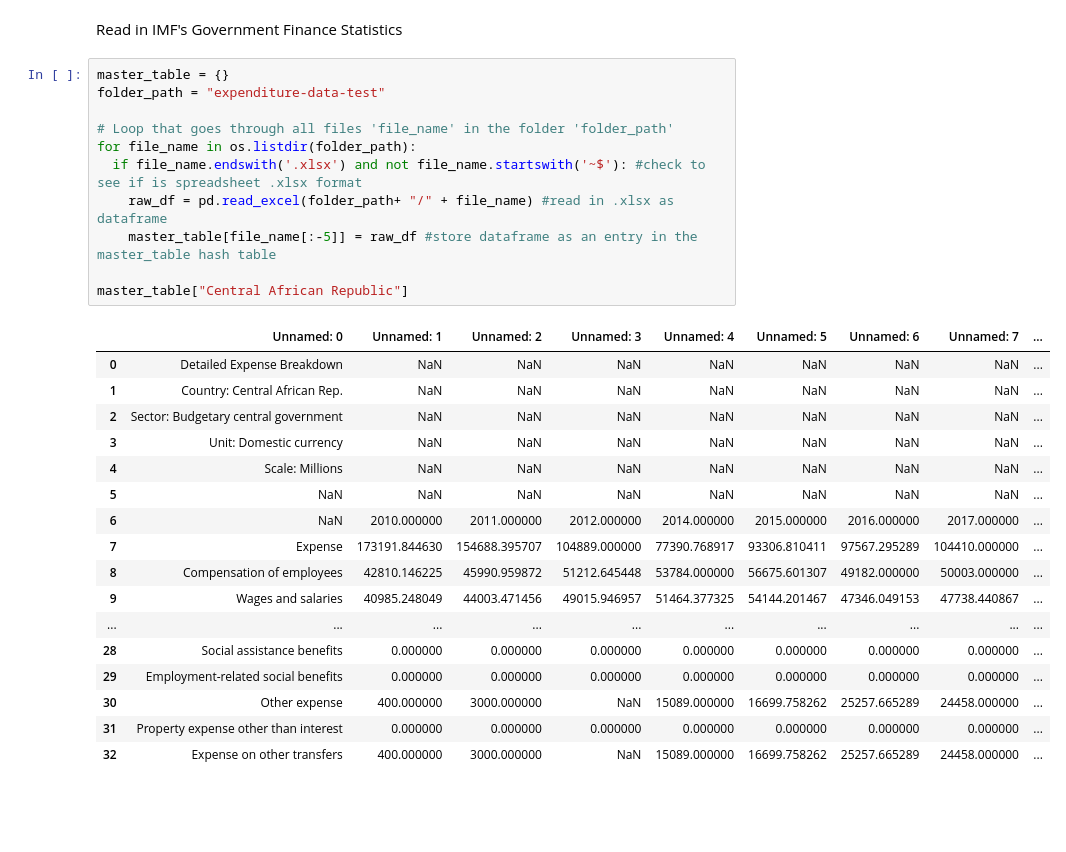
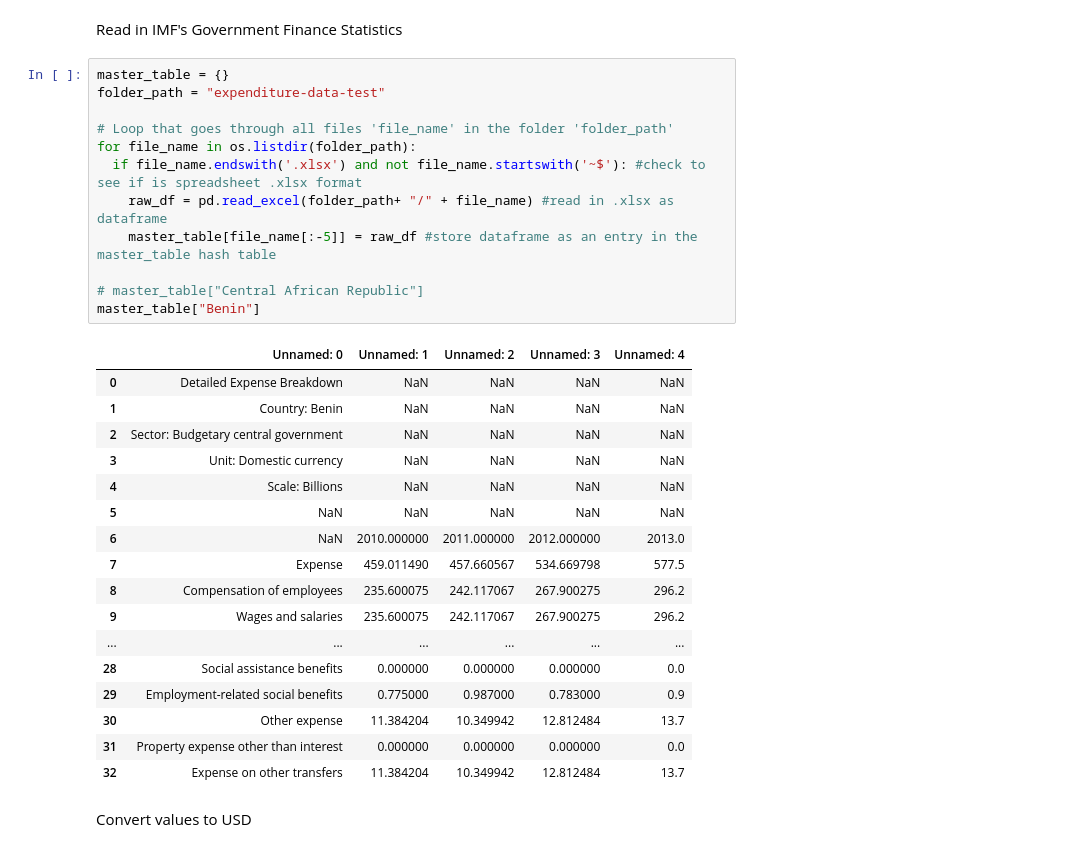
Before and after one commit to mpham8/macro-debtrelief-humancapital, a Jupyter notebook: govt-expenditures.ipynb, the cells around one changed output. Cells and saved outputs as stored; diff of their text form; blank space fills up the shorter version.

```diff
--- a/govt-expenditures.ipynb
+++ b/govt-expenditures.ipynb
@@ -117,30 +116,33 @@ Read in IMF's Government Finance Statistics
 # %%
 master_table = {}
 folder_path = "expenditure-data-test"
 
 # Loop that goes through all files 'file_name' in the folder 'folder_path'
 for file_name in os.listdir(folder_path):
   if file_name.endswith('.xlsx') and not file_name.startswith('~$'): #check to see if is spreadsheet .xlsx format
     raw_df = pd.read_excel(folder_path+ "/" + file_name) #read in .xlsx as dataframe
     master_table[file_name[:-5]] = raw_df #store dataframe as an entry in the master_table hash table
 
-master_table["Central African Republic"]
+# master_table["Central African Republic"]
+master_table["Benin"]
 # %% [output]
-|  | Unnamed: 0 | Unnamed: 1 | Unnamed: 2 | Unnamed: 3 | Unnamed: 4 | Unnamed: 5 | Unnamed: 6 | Unnamed: 7 | ... |
-| 0 | Detailed Expense Breakdown | NaN | NaN | NaN | NaN | NaN | NaN | NaN | ... |
-| 1 | Country: Central African Rep. | NaN | NaN | NaN | NaN | NaN | NaN | NaN | ... |
-| 2 | Sector: Budgetary central government | NaN | NaN | NaN | NaN | NaN | NaN | NaN | ... |
-| 3 | Unit: Domestic currency | NaN | NaN | NaN | NaN | NaN | NaN | NaN | ... |
-| 4 | Scale: Millions | NaN | NaN | NaN | NaN | NaN | NaN | NaN | ... |
-| 5 | NaN | NaN | NaN | NaN | NaN | NaN | NaN | NaN | ... |
-| 6 | NaN | 2010.000000 | 2011.000000 | 2012.000000 | 2014.000000 | 2015.000000 | 2016.000000 | 2017.000000 | ... |
-| 7 | Expense | 173191.844630 | 154688.395707 | 104889.000000 | 77390.768917 | 93306.810411 | 97567.295289 | 104410.000000 | ... |
-| 8 | Compensation of employees | 42810.146225 | 45990.959872 | 51212.645448 | 53784.000000 | 56675.601307 | 49182.000000 | 50003.000000 | ... |
-| 9 | Wages and salaries | 40985.248049 | 44003.471456 | 49015.946957 | 51464.377325 | 54144.201467 | 47346.049153 | 47738.440867 | ... |
-| ... | ... | ... | ... | ... | ... | ... | ... | ... | ... |
-| 28 | Social assistance benefits | 0.000000 | 0.000000 | 0.000000 | 0.000000 | 0.000000 | 0.000000 | 0.000000 | ... |
-| 29 | Employment-related social benefits | 0.000000 | 0.000000 | 0.000000 | 0.000000 | 0.000000 | 0.000000 | 0.000000 | ... |
-| 30 | Other expense | 400.000000 | 3000.000000 | NaN | 15089.000000 | 16699.758262 | 25257.665289 | 24458.000000 | ... |
-| 31 | Property expense other than interest | 0.000000 | 0.000000 | 0.000000 | 0.000000 | 0.000000 | 0.000000 | 0.000000 | ... |
-| 32 | Expense on other transfers | 400.000000 | 3000.000000 | NaN | 15089.000000 | 16699.758262 | 25257.665289 | 24458.000000 | ... |
+|  | Unnamed: 0 | Unnamed: 1 | Unnamed: 2 | Unnamed: 3 | Unnamed: 4 |
+| 0 | Detailed Expense Breakdown | NaN | NaN | NaN | NaN |
+| 1 | Country: Benin | NaN | NaN | NaN | NaN |
+| 2 | Sector: Budgetary central government | NaN | NaN | NaN | NaN |
+| 3 | Unit: Domestic currency | NaN | NaN | NaN | NaN |
+| 4 | Scale: Billions | NaN | NaN | NaN | NaN |
+| 5 | NaN | NaN | NaN | NaN | NaN |
+| 6 | NaN | 2010.000000 | 2011.000000 | 2012.000000 | 2013.0 |
+| 7 | Expense | 459.011490 | 457.660567 | 534.669798 | 577.5 |
+| 8 | Compensation of employees | 235.600075 | 242.117067 | 267.900275 | 296.2 |
+| 9 | Wages and salaries | 235.600075 | 242.117067 | 267.900275 | 296.2 |
+| ... | ... | ... | ... | ... | ... |
+| 28 | Social assistance benefits | 0.000000 | 0.000000 | 0.000000 | 0.0 |
+| 29 | Employment-related social benefits | 0.775000 | 0.987000 | 0.783000 | 0.9 |
+| 30 | Other expense | 11.384204 | 10.349942 | 12.812484 | 13.7 |
+| 31 | Property expense other than interest | 0.000000 | 0.000000 | 0.000000 | 0.0 |
+| 32 | Expense on other transfers | 11.384204 | 10.349942 | 12.812484 | 13.7 |
+# %% [markdown]
+Convert values to USD
 # %%
```
Also changed, not shown: parts of 5 cells of this notebook.
